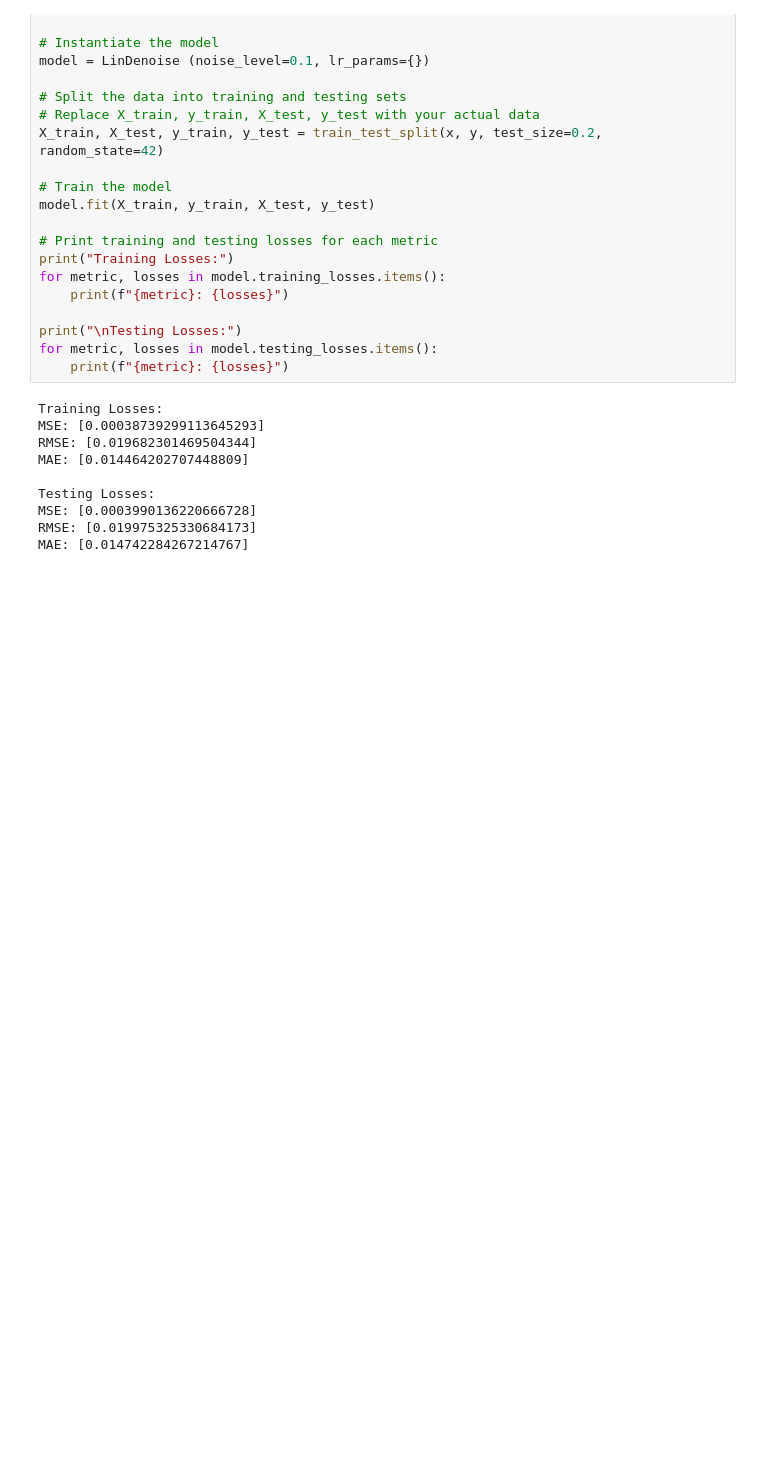
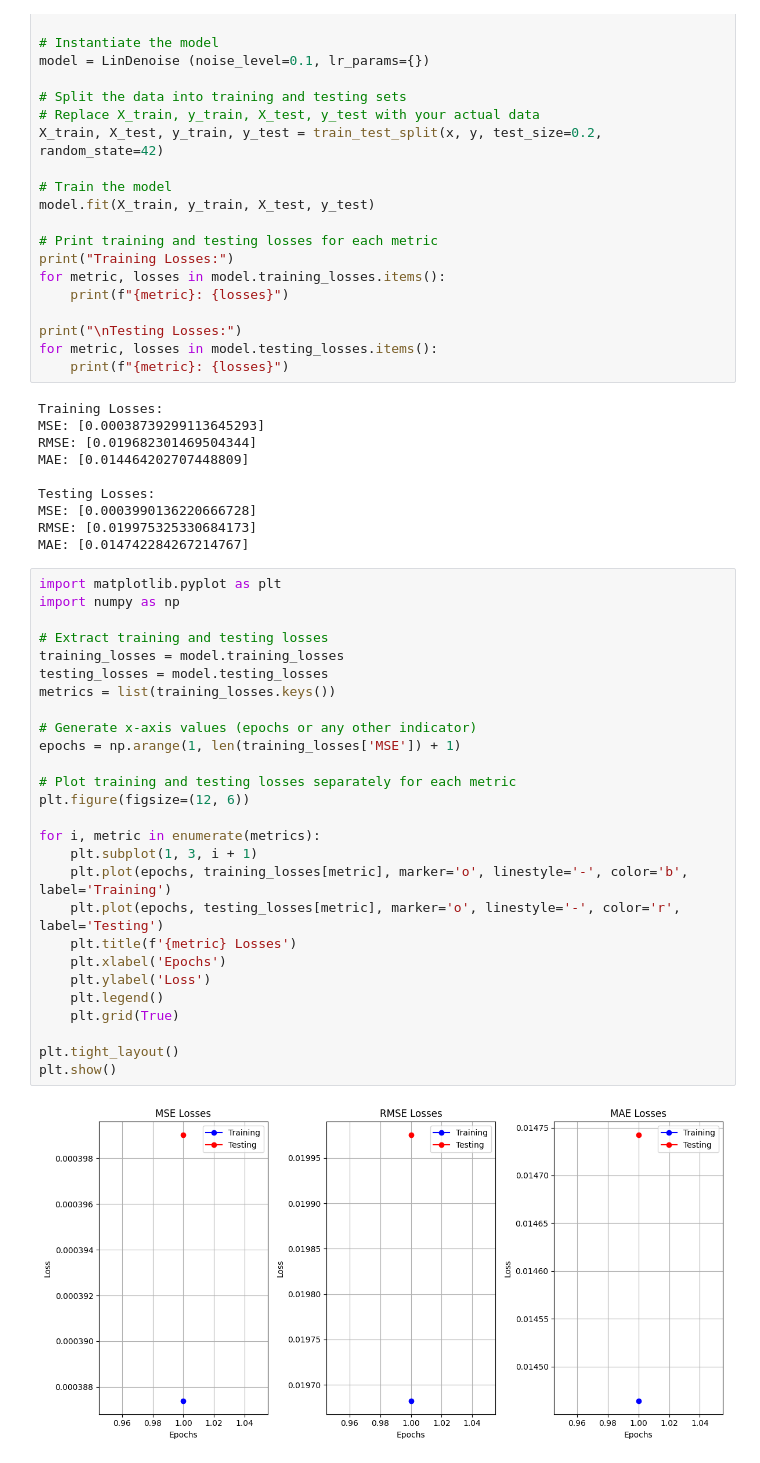
Before and after one commit to neerajcodes888/A-Novel-Used-Car-Price-Prediction-Model-Based-on-LinDenoise, a Jupyter notebook: project.ipynb, the cells around one changed output. Drawn from its saved outputs; the diff is of its cells as text; blank space fills up the shorter version.

```diff
--- a/project.ipynb
+++ b/project.ipynb
@@ -1172,3 +1172,32 @@ Testing Losses:
 MSE: [0.0003990136220666728]
 RMSE: [0.019975325330684173]
 MAE: [0.014742284267214767]
+# %%
+import matplotlib.pyplot as plt
+import numpy as np
+
+# Extract training and testing losses
+training_losses = model.training_losses
+testing_losses = model.testing_losses
+metrics = list(training_losses.keys())
+
+# Generate x-axis values (epochs or any other indicator)
+epochs = np.arange(1, len(training_losses['MSE']) + 1)
+
+# Plot training and testing losses separately for each metric
+plt.figure(figsize=(12, 6))
+
+for i, metric in enumerate(metrics):
+    plt.subplot(1, 3, i + 1)
+    plt.plot(epochs, training_losses[metric], marker='o', linestyle='-', color='b', label='Training')
+    plt.plot(epochs, testing_losses[metric], marker='o', linestyle='-', color='r', label='Testing')
+    plt.title(f'{metric} Losses')
+    plt.xlabel('Epochs')
+    plt.ylabel('Loss')
+    plt.legend()
+    plt.grid(True)
+
+plt.tight_layout()
+plt.show()
+# %% [output]
+[figure, added]
```
